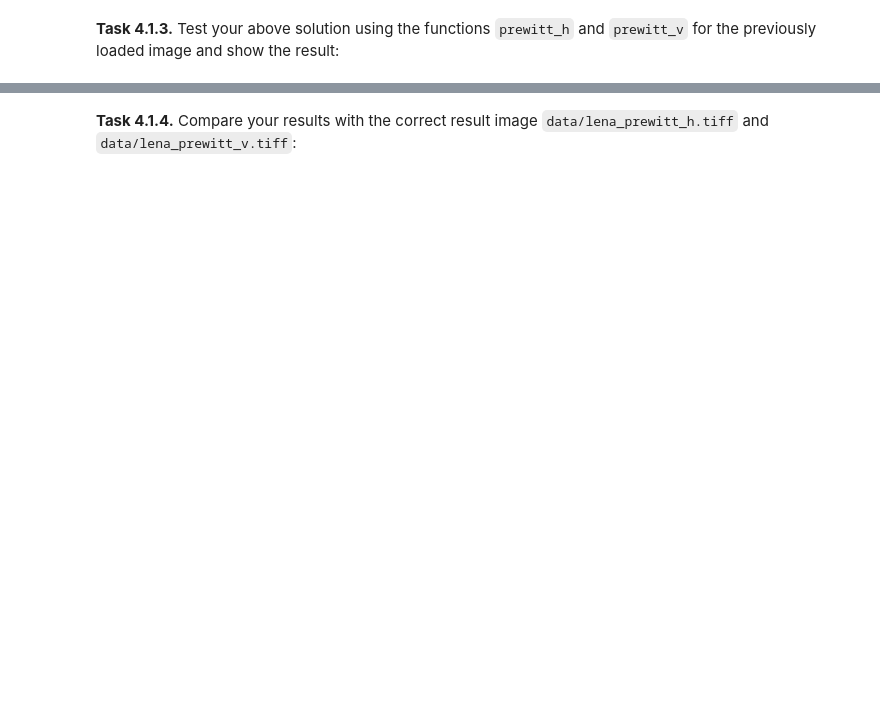
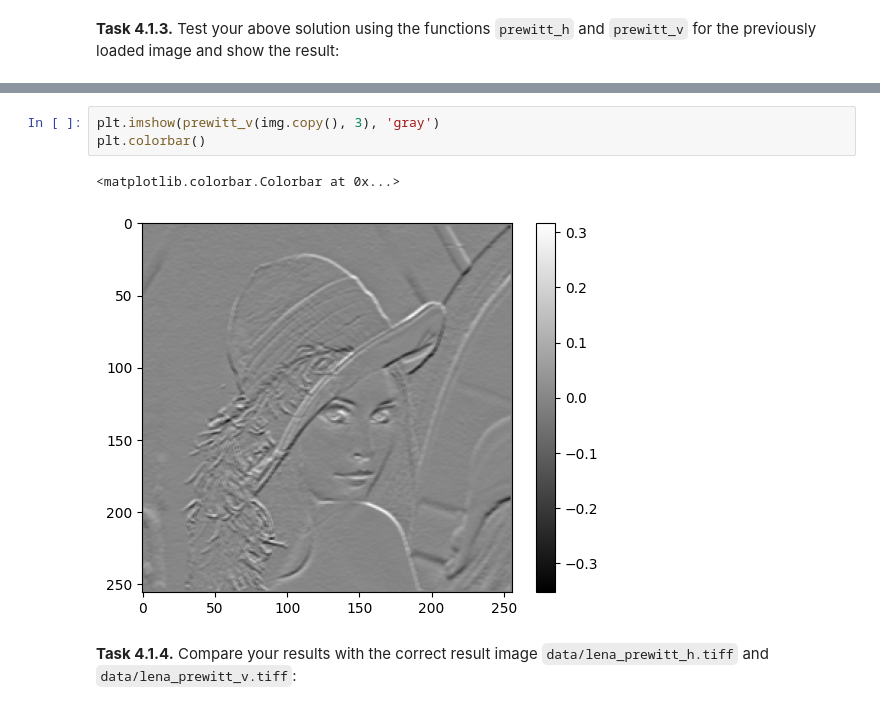
Before and after one commit to Mapfi2004/mobi-fs3-python, a Jupyter notebook: task4.ipynb, the cells around one changed output, grey strips where cells are left out. Cells and saved outputs as stored; diff of their text form; blank space fills up the shorter version.

```diff
--- a/task4.ipynb
+++ b/task4.ipynb
@@ -28,2 +52,8 @@ def prewitt_v(img):
+# %%
+plt.imshow(prewitt_v(img.copy(), 3), 'gray')
+plt.colorbar()
+# %% [output]
+<matplotlib.colorbar.Colorbar at 0x...>
+[figure, added]
 # %% [markdown]
 **<a id="#">Task 4.1.4.</a>** Compare your results with the correct result image `data/lena_prewitt_h.tiff` and `data/lena_prewitt_v.tiff`:
```
Also changed, not shown: parts of 4 cells of this notebook.
